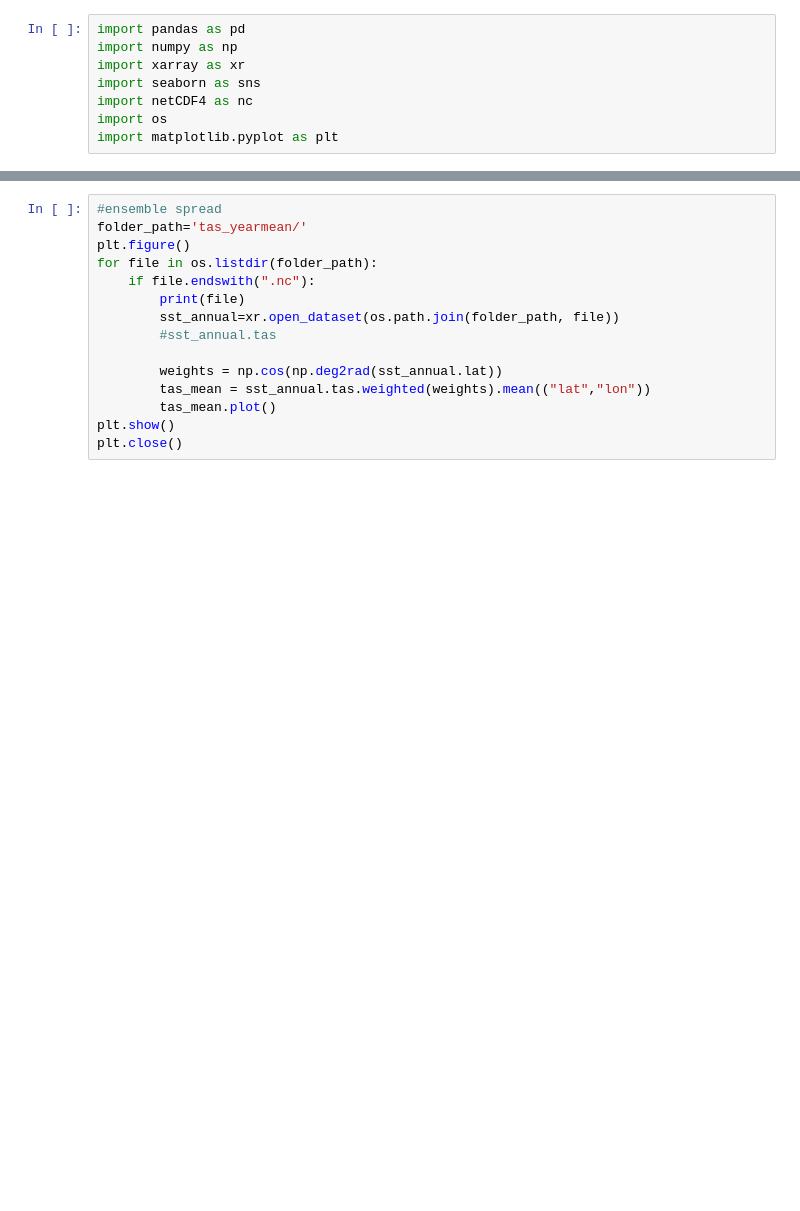
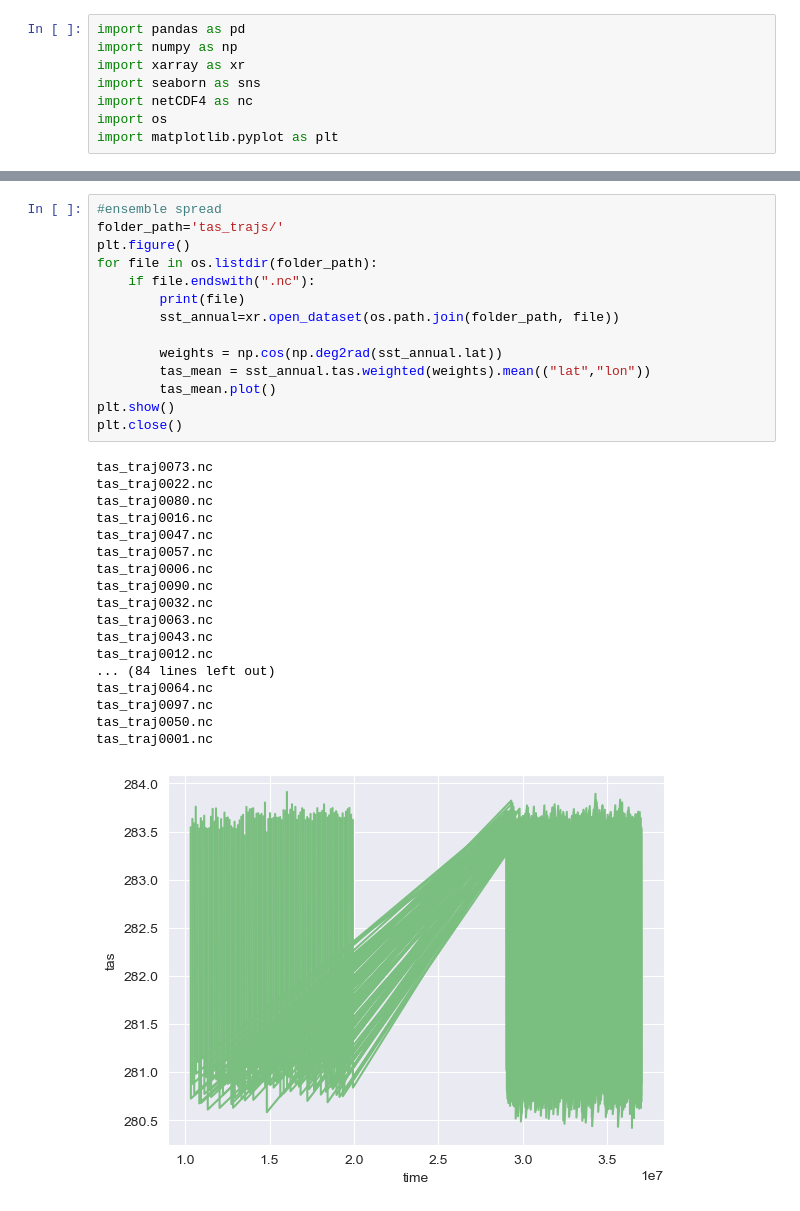
Before and after one commit to amethystaurora-robo/control_run_analysis, a Jupyter notebook: code/traj_analysis.ipynb, the cells around one changed output, grey strips where cells are left out. Drawn from its saved outputs; the diff is of its cells as text; blank space fills up the shorter version.

```diff
--- a/code/traj_analysis.ipynb
+++ b/code/traj_analysis.ipynb
@@ -80,17 +151,35 @@ tas_traj0000_yearmean.nc
 # %%
 #ensemble spread
-folder_path='tas_yearmean/'
+folder_path='tas_trajs/'
 plt.figure()
 for file in os.listdir(folder_path):
     if file.endswith(".nc"):
         print(file)
         sst_annual=xr.open_dataset(os.path.join(folder_path, file))
-        #sst_annual.tas
 
         weights = np.cos(np.deg2rad(sst_annual.lat))
         tas_mean = sst_annual.tas.weighted(weights).mean(("lat","lon"))
         tas_mean.plot()
 plt.show()
 plt.close()
+# %% [output]
+tas_traj0073.nc
+tas_traj0022.nc
+tas_traj0080.nc
+tas_traj0016.nc
+tas_traj0047.nc
+tas_traj0057.nc
+tas_traj0006.nc
+tas_traj0090.nc
+tas_traj0032.nc
+tas_traj0063.nc
+tas_traj0043.nc
+tas_traj0012.nc
+... (84 lines left out)
+tas_traj0064.nc
+tas_traj0097.nc
+tas_traj0050.nc
+tas_traj0001.nc
+[figure, added]
 # %%
 #std deviation as a function of time
```
Also changed, not shown: parts of 12 cells of this notebook.
